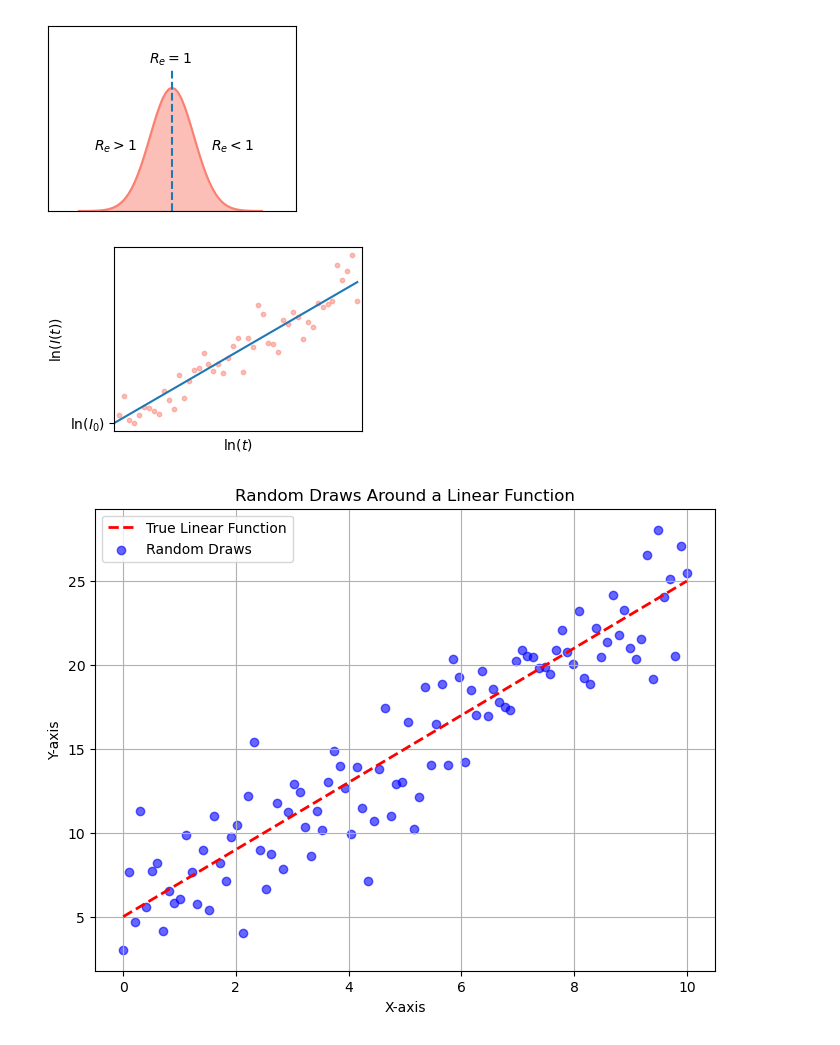
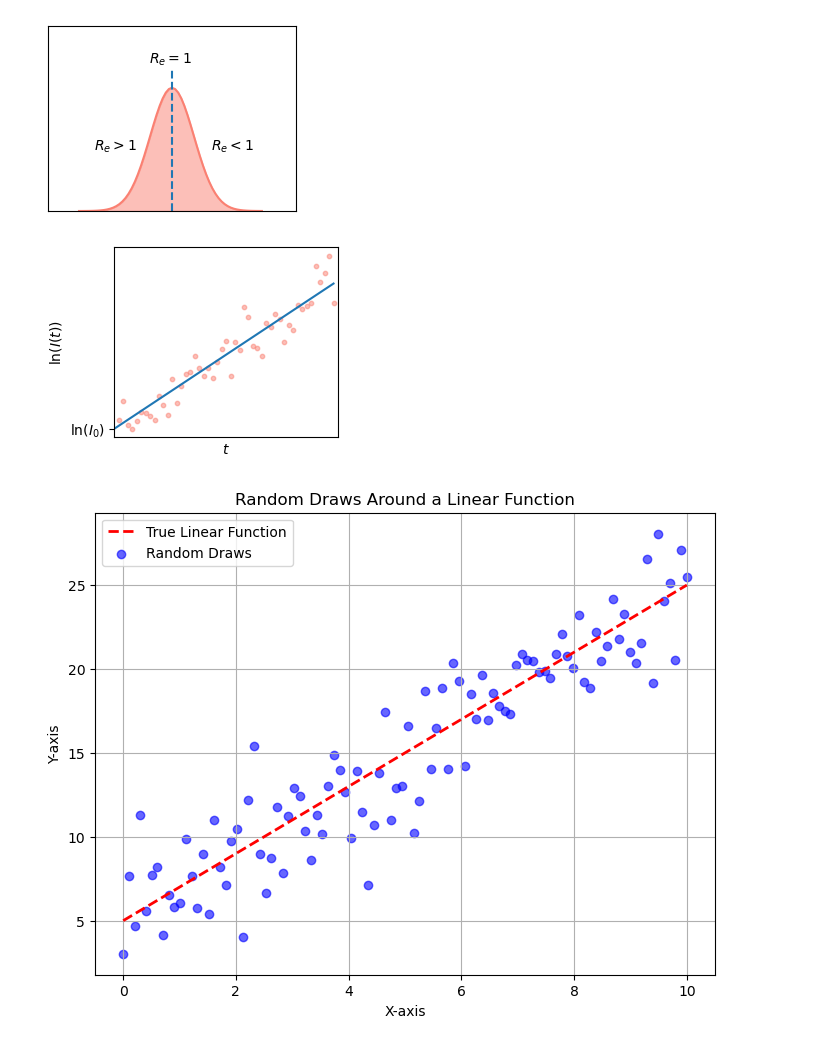
Before and after one commit to jmarglous/PHP1855, a Jupyter notebook: 20250909_lecture1_figures.ipynb, the cells around one changed output. Drawn from its saved outputs; the diff is of its cells as text; code cells hidden in the pictures.

```diff
--- a/20250909_lecture1_figures.ipynb
+++ b/20250909_lecture1_figures.ipynb
@@ -72,27 +72,27 @@ fig.savefig('./figures/lecture1/pandemic_timecourse.png', dpi = 300)
 # %%
 ### Visualizing k
 
 k = 1
 i_0 = 5
 
 t = np.arange(0, 10, .2)
 
 noise = sp.stats.norm(loc = 0, scale = 1).rvs(size = len(t), random_state = 111)
 
 true = k * t + i_0
 vals = true + noise
 
-fig = plt.figure(figsize = [3.2, 2.4])
+fig = plt.figure(figsize = [3.2, 2.4], tight_layout = True)
 ax = fig.add_subplot(111)
 
 ax.scatter(t[1:], vals[1:], c = 'salmon', alpha = .5, s= 10)
 ax.plot(t, true)
 
-ax.set(xlim = [0, 10], xticks = [], yticks = [i_0], yticklabels = ['$\ln(I_0)$'], xlabel = '$\ln(t)$', ylabel = '$\ln(I(t))$')
+ax.set(xlim = [0, 10], xticks = [], yticks = [i_0], yticklabels = ['$\ln(I_0)$'], xlabel = '$t$', ylabel = '$\ln(I(t))$')
 
 fig.savefig('./figures/lecture1/estimating_k.png', dpi = 300)
 # %% [output]
-[figure, old version]
+[figure, new version]
 # %%
 import numpy as np
 import matplotlib.pyplot as plt
```
Also changed, not shown: parts of 1 cell of this notebook, 7 other files.
